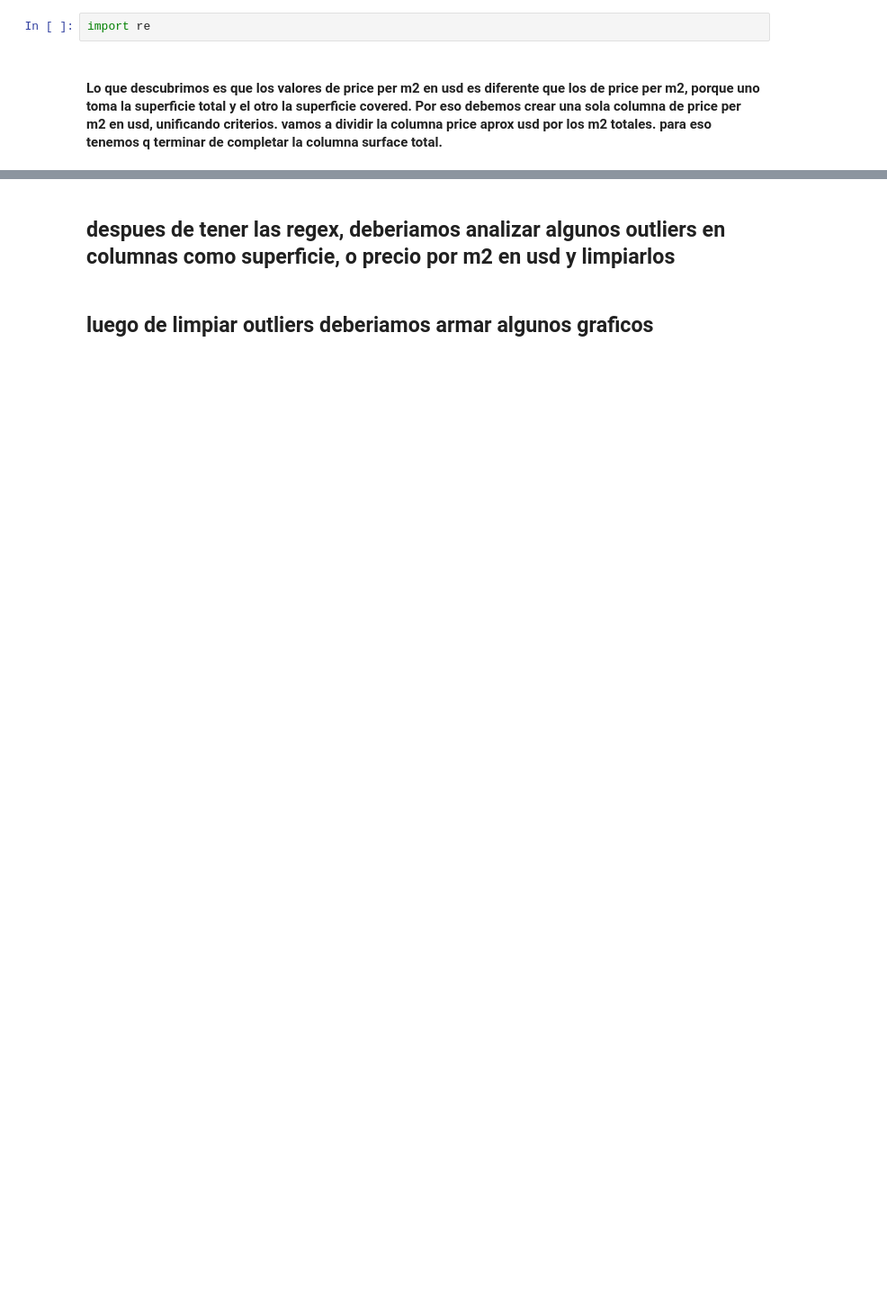
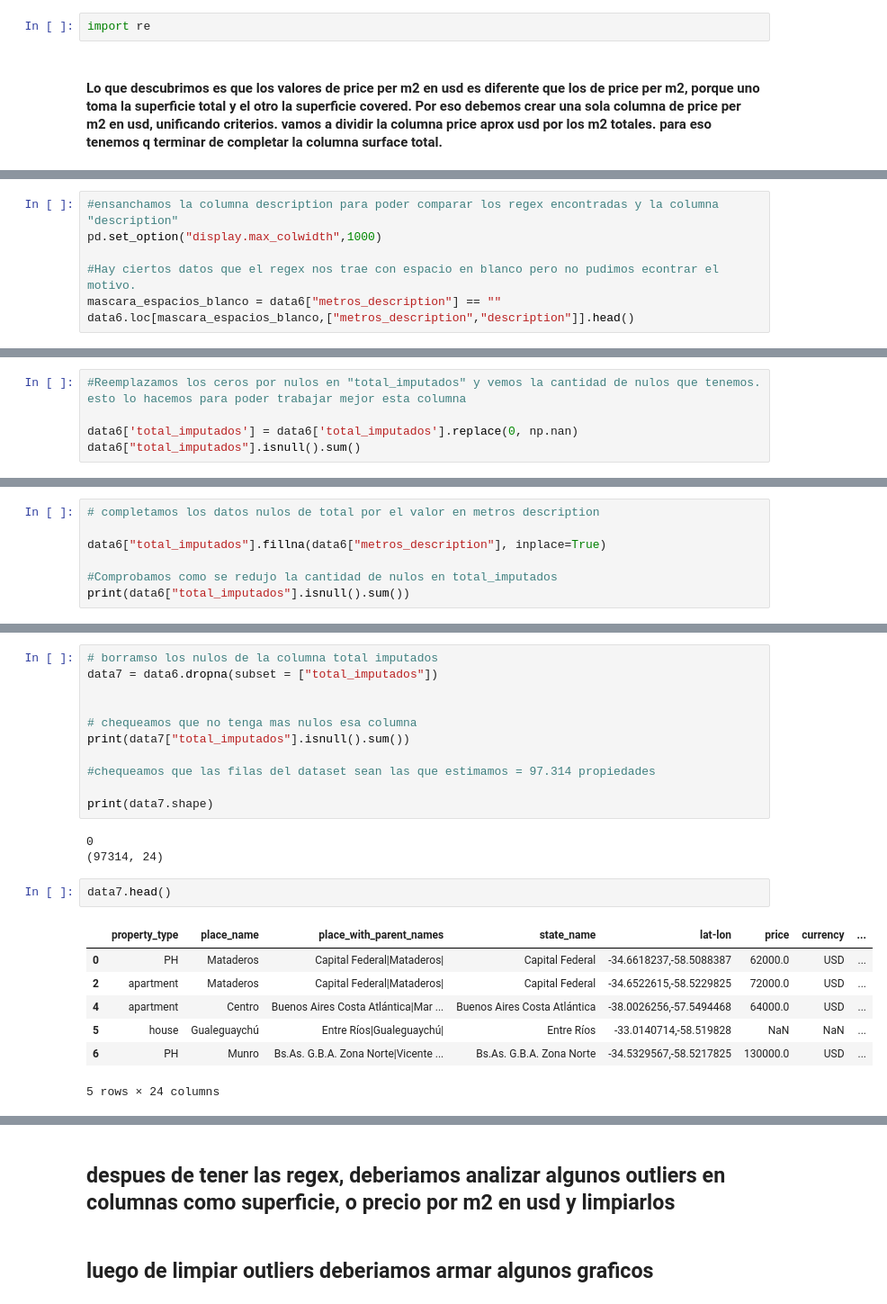
Before and after one commit to Digital-House-economicas/desafio1, a Jupyter notebook: Desafio_1_Final.ipynb, the cells around one changed output, grey strips where cells are left out. Shown at 90% size. Saved outputs shown, nothing was run; the diff lists cells and outputs as text; blank space fills up the shorter version.

```diff
--- a/Desafio_1_Final.ipynb
+++ b/Desafio_1_Final.ipynb
@@ -1249,0 +965,7 @@ data3.head(3)
+# %%
+#ensanchamos la columna description para poder comparar los regex encontradas y la columna "description"
+pd.set_option("display.max_colwidth",1000)
+
+#Hay ciertos datos que el regex nos trae con espacio en blanco pero no pudimos econtrar el motivo.
+mascara_espacios_blanco = data6["metros_description"] == ""
+data6.loc[mascara_espacios_blanco,["metros_description","description"]].head()
@@ -1249,0 +996,5 @@ data3.head(3)
+# %%
+#Reemplazamos los ceros por nulos en "total_imputados" y vemos la cantidad de nulos que tenemos. esto lo hacemos para poder trabajar mejor esta columna
+
+data6['total_imputados'] = data6['total_imputados'].replace(0, np.nan)
+data6["total_imputados"].isnull().sum()
@@ -1249,0 +1022,7 @@ data3.head(3)
+# %%
+# completamos los datos nulos de total por el valor en metros description
+
+data6["total_imputados"].fillna(data6["metros_description"], inplace=True)
+
+#Comprobamos como se redujo la cantidad de nulos en total_imputados
+print(data6["total_imputados"].isnull().sum())
@@ -1249,0 +1041,24 @@ data3.head(3)
+# %%
+# borramso los nulos de la columna total imputados
+data7 = data6.dropna(subset = ["total_imputados"])
+
+
+# chequeamos que no tenga mas nulos esa columna
+print(data7["total_imputados"].isnull().sum())
+
+#chequeamos que las filas del dataset sean las que estimamos = 97.314 propiedades
+
+print(data7.shape)
+# %% [output]
+0
+(97314, 24)
+# %%
+data7.head()
+# %% [output]
+|  | property_type | place_name | place_with_parent_names | state_name | lat-lon | price | currency | ... |
+| 0 | PH | Mataderos | Capital Federal|Mataderos| | Capital Federal | -34.6618237,-58.5088387 | 62000.0 | USD | ... |
+| 2 | apartment | Mataderos | Capital Federal|Mataderos| | Capital Federal | -34.6522615,-58.5229825 | 72000.0 | USD | ... |
+| 4 | apartment | Centro | Buenos Aires Costa Atlántica|Mar ... | Buenos Aires Costa Atlántica | -38.0026256,-57.5494468 | 64000.0 | USD | ... |
+| 5 | house | Gualeguaychú | Entre Ríos|Gualeguaychú| | Entre Ríos | -33.0140714,-58.519828 | NaN | NaN | ... |
+| 6 | PH | Munro | Bs.As. G.B.A. Zona Norte|Vicente ... | Bs.As. G.B.A. Zona Norte | -34.5329567,-58.5217825 | 130000.0 | USD | ... |
+5 rows × 24 columns
```
Also changed, not shown: parts of 146 cells of this notebook.
